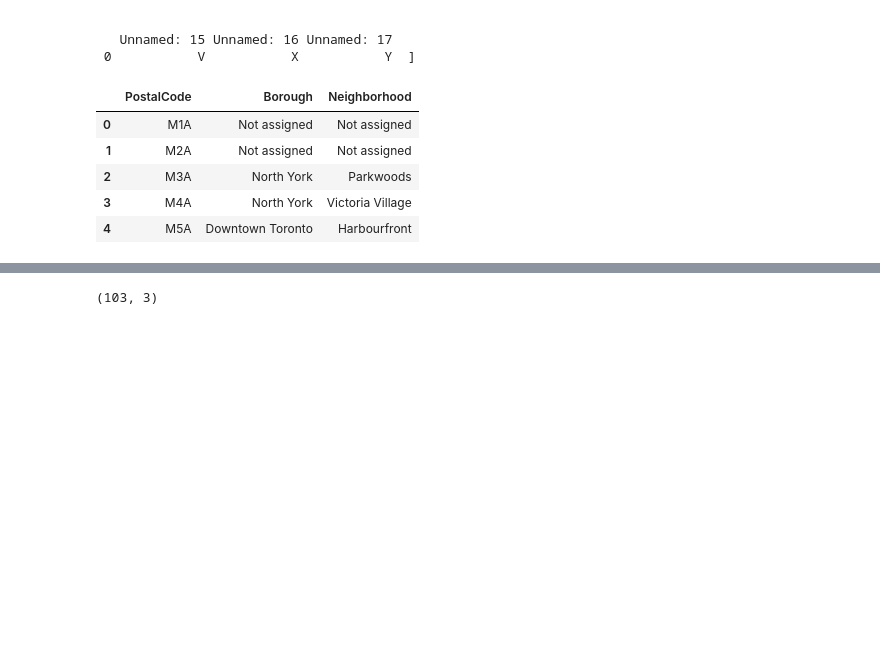
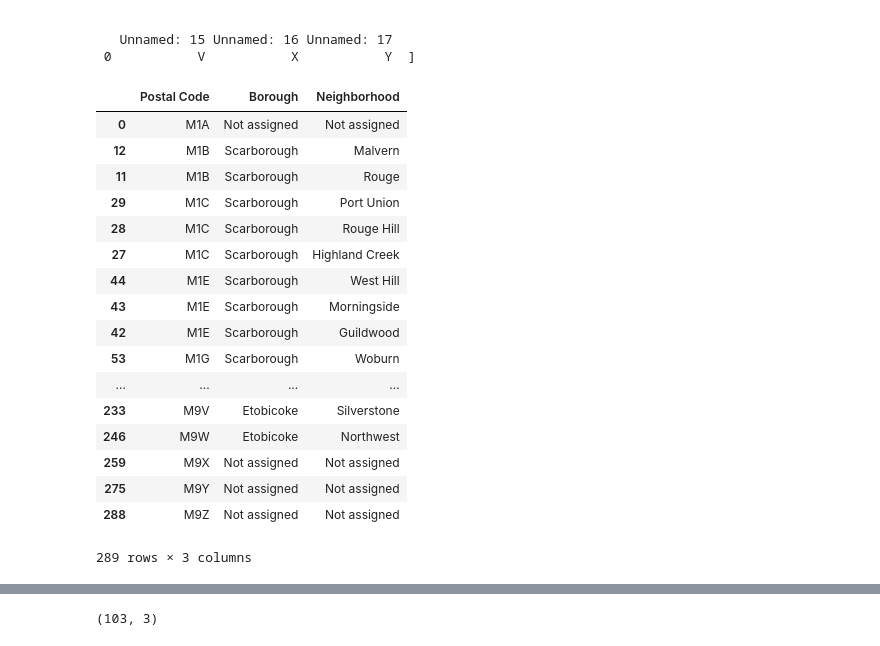
Before and after one commit to filipempfalcao/coursera-capstone-project2, a Jupyter notebook: Segmenting and Clustering Neighborhoods in Toronto.ipynb, the cells around one changed output, grey strips where cells are left out. Saved outputs shown, nothing was run; the diff lists cells and outputs as text; code cells hidden in the pictures; blank space fills up the shorter version.

```diff
--- a/Segmenting and Clustering Neighborhoods in Toronto.ipynb
+++ b/Segmenting and Clustering Neighborhoods in Toronto.ipynb
@@ -25,16 +25,28 @@ dfs
    Unnamed: 15 Unnamed: 16 Unnamed: 17
  0           V           X           Y  ]
 # %%
-dfs[0].columns = ['PostalCode', 'Borough', 'Neighborhood']
+dfs[0].columns = ['Postal Code', 'Borough', 'Neighborhood']
 df=dfs[0]
-df[0:5]
+df.sort_values(by=['Postal Code'])
 # %% [output]
-|  | PostalCode | Borough | Neighborhood |
+|  | Postal Code | Borough | Neighborhood |
 | 0 | M1A | Not assigned | Not assigned |
-| 1 | M2A | Not assigned | Not assigned |
-| 2 | M3A | North York | Parkwoods |
-| 3 | M4A | North York | Victoria Village |
-| 4 | M5A | Downtown Toronto | Harbourfront |
+| 12 | M1B | Scarborough | Malvern |
+| 11 | M1B | Scarborough | Rouge |
+| 29 | M1C | Scarborough | Port Union |
+| 28 | M1C | Scarborough | Rouge Hill |
+| 27 | M1C | Scarborough | Highland Creek |
+| 44 | M1E | Scarborough | West Hill |
+| 43 | M1E | Scarborough | Morningside |
+| 42 | M1E | Scarborough | Guildwood |
+| 53 | M1G | Scarborough | Woburn |
+| ... | ... | ... | ... |
+| 233 | M9V | Etobicoke | Silverstone |
+| 246 | M9W | Etobicoke | Northwest |
+| 259 | M9X | Not assigned | Not assigned |
+| 275 | M9Y | Not assigned | Not assigned |
+| 288 | M9Z | Not assigned | Not assigned |
+289 rows × 3 columns
 # %%
 mask = df['Borough'].isin(['Not assigned'])
 df_drop=df[~mask]
```
Also changed, not shown: parts of 4 cells of this notebook.
